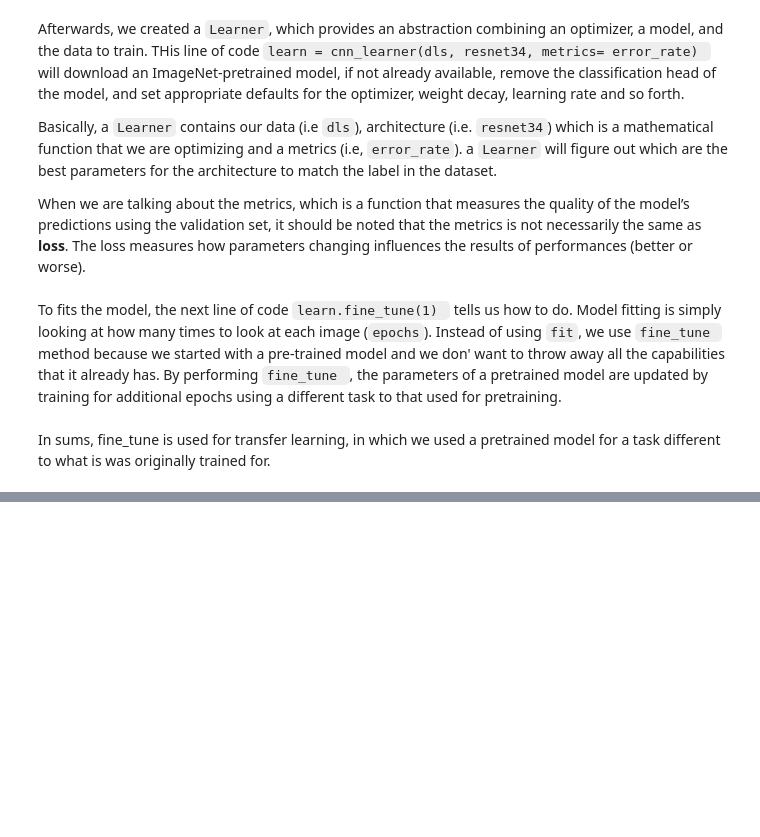
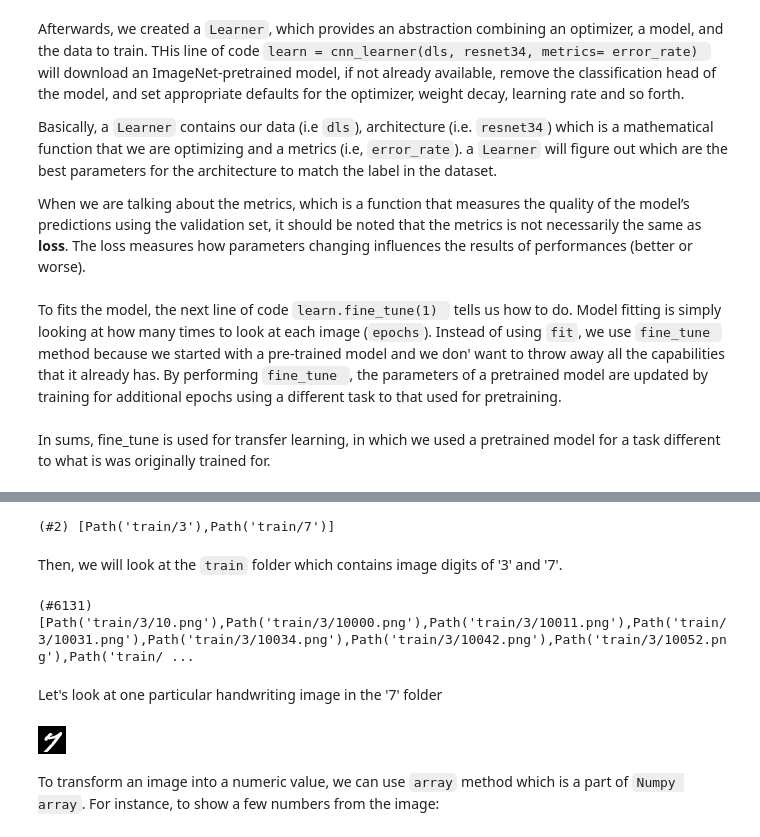
Before and after one commit to dnlam/fastblog, a Jupyter notebook: _notebooks/2022-03-17_intro_fastai.ipynb, the cells around one changed output, grey strips where cells are left out. Saved outputs shown, nothing was run; the diff lists cells and outputs as text; code cells hidden in the pictures; blank space fills up the shorter version.

````diff
--- a/_notebooks/2022-03-17_intro_fastai.ipynb
+++ b/_notebooks/2022-03-17_intro_fastai.ipynb
@@ -78,0 +107,2 @@ In sums, fine_tune is used for transfer learning, in which we used a pretrained
+# %%
+path = untar_data(URLs.MNIST_SAMPLE)
@@ -78,0 +114,24 @@ In sums, fine_tune is used for transfer learning, in which we used a pretrained
+# %%
+#hide
+path.ls()
+(path/'train').ls()
+# %% [output]
+(#2) [Path('train/3'),Path('train/7')]
+# %% [markdown]
+Then, we will look at the ```train``` folder which contains image digits of '3' and '7'.
+# %%
+threes=(path/'train'/'3').ls().sorted()
+sevens=(path/'train'/'7').ls().sorted()
+threes
+# %% [output]
+(#6131) [Path('train/3/10.png'),Path('train/3/10000.png'),Path('train/3/10011.png'),Path('train/3/10031.png'),Path('train/3/10034.png'),Path('train/3/10042.png'),Path('train/3/10052.png'),Path('train/ ...
+# %% [markdown]
+Let's look at one particular handwriting image in the '7' folder
+# %%
+im7_path = sevens[1]
+im7=Image.open(im7_path)
+im7
+# %% [output]
+[figure, added]
+# %% [markdown]
+To transform an image into a numeric value, we can use ```array``` method which is a part of ```Numpy array```. For instance, to show a few numbers from the image:
````
Also changed, not shown: parts of 99 cells of this notebook, 3 other files.
